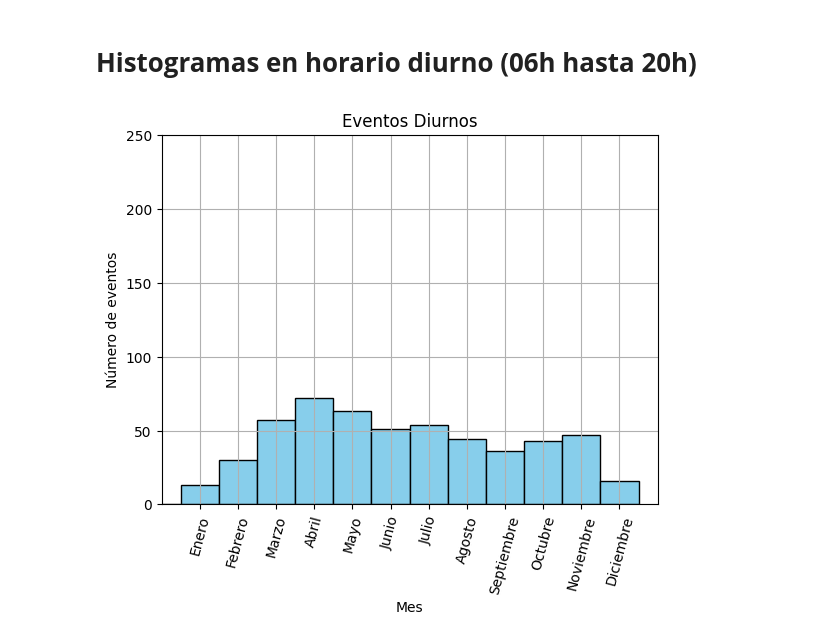
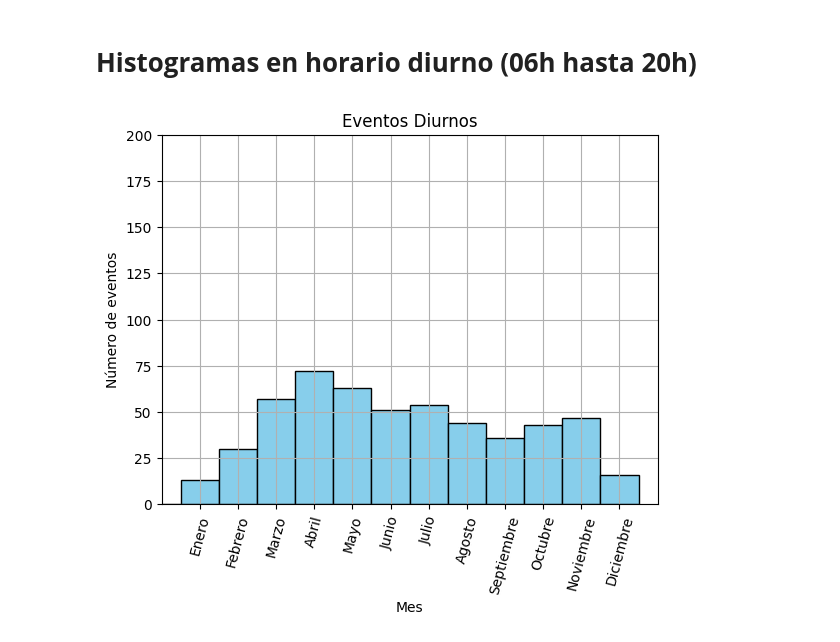
Before and after one commit to chris051091/Tesis_Maestr-a, a Jupyter notebook: histograms1/src/Histogramas.ipynb, the cells around one changed output. Drawn from its saved outputs; the diff is of its cells as text; code cells hidden in the pictures.

```diff
--- a/histograms1/src/Histogramas.ipynb
+++ b/histograms1/src/Histogramas.ipynb
@@ -258,30 +258,30 @@ df_diurno = df.loc[(df['hour_min_t'] >= 7) & (df['hour_min_t'] < 20)]
 # %%
 fig, ax = plt.subplots()
 
 # Gráfico del histograma
 df_diurno['month_min_t'].plot(kind = 'hist', ax=ax, edgecolor='black', color='skyblue', bins = range(0,14), align='left')
 
 # Gráfico de la estimativa de la densidad del kernel en el mismo gráfico sobre el mismo gráfico
 
 ax.set_ylim(0)
 ax.set_xlim(0, 13)
 # bins_labels(range(0,14), 20)
 ax.grid(True)
 ax.set_xlabel("Mes")
 ax.set_title('Eventos Diurnos')
 ax.set_xticks(range(1, 13, 1))
-ax.set_ylim(0,250)
+ax.set_ylim(0,200)
 Meses = ['Enero', 'Febrero',
          'Marzo', 'Abril',
          'Mayo', 'Junio',
          'Julio', 'Agosto',
          'Septiembre', 'Octubre',
          'Noviembre', 'Diciembre']
 ax.set_xticklabels(Meses, rotation=75)
 ax.set_ylabel("Número de eventos")
 plt.savefig(PATH_DRIVE + PATH_FIGURE + 'Histograma_mes_Temp_diurno.png', format='png')
 # %% [output]
-[figure, old version]
+[figure, new version]
 # %%
 df_diurno
 # %% [output]
```
Also changed, not shown: parts of 1 cell of this notebook.
